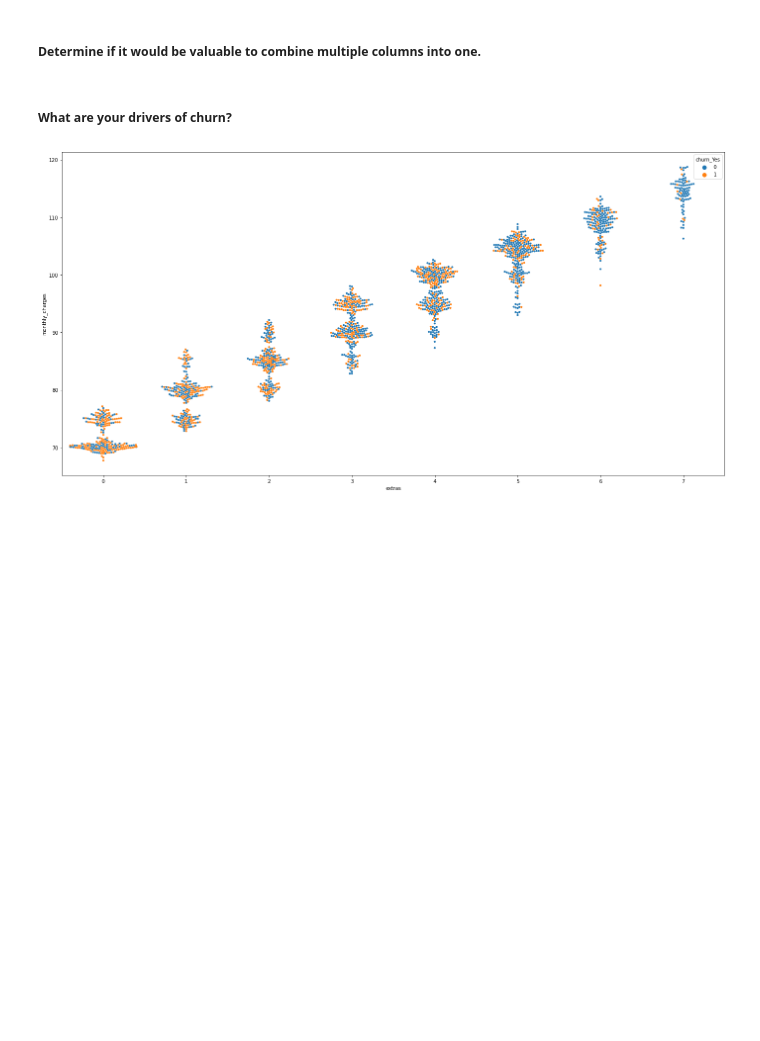
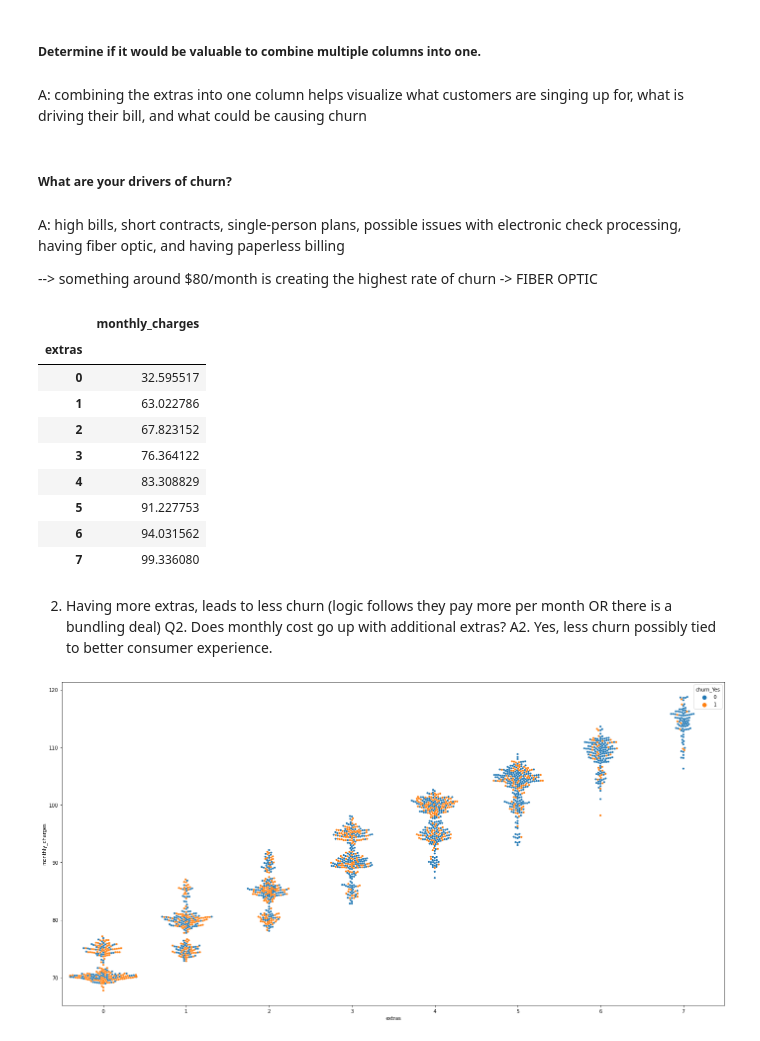
Before and after one commit to morgancross2/classification-exercises, a Jupyter notebook: classification_exercises.ipynb, the cells around one changed output. Saved outputs shown, nothing was run; the diff lists cells and outputs as text; code cells hidden in the pictures; blank space fills up the shorter version.

```diff
--- a/classification_exercises.ipynb
+++ b/classification_exercises.ipynb
@@ -1268,2 +1282,4 @@ plt.show()
+# %% [markdown]
+A: combining the extras into one column helps visualize what customers are singing up for, what is driving their bill, and what could be causing churn
 # %% [markdown]
 ##### What are your drivers of churn?
@@ -1273,3 +1286,24 @@ plt.show()
+# %% [markdown]
+A: high bills, short contracts, single-person plans, possible issues with electronic check processing, having fiber optic, and having paperless billing
+
+--> something around $80/month is creating the highest rate of churn -> FIBER OPTIC
+# %%
+train[['extras','monthly_charges']].groupby('extras').mean()
+# %% [output]
+|  | monthly_charges |
+| extras |  |
+| 0 | 32.595517 |
+| 1 | 63.022786 |
+| 2 | 67.823152 |
+| 3 | 76.364122 |
+| 4 | 83.308829 |
+| 5 | 91.227753 |
+| 6 | 94.031562 |
+| 7 | 99.336080 |
+# %% [markdown]
+2. Having more extras, leads to less churn (logic follows they pay more per month OR there is a bundling deal)
+        Q2. Does monthly cost go up with additional extras?
+        A2. Yes, less churn possibly tied to better consumer experience.
 # %%
 plt.figure(figsize=(24,12))
 sns.swarmplot(data=train[train['Fiber optic'] == 1], y='monthly_charges', x='extras', hue='churn_Yes', size=4)
```
Also changed, not shown: parts of 32 cells of this notebook.
